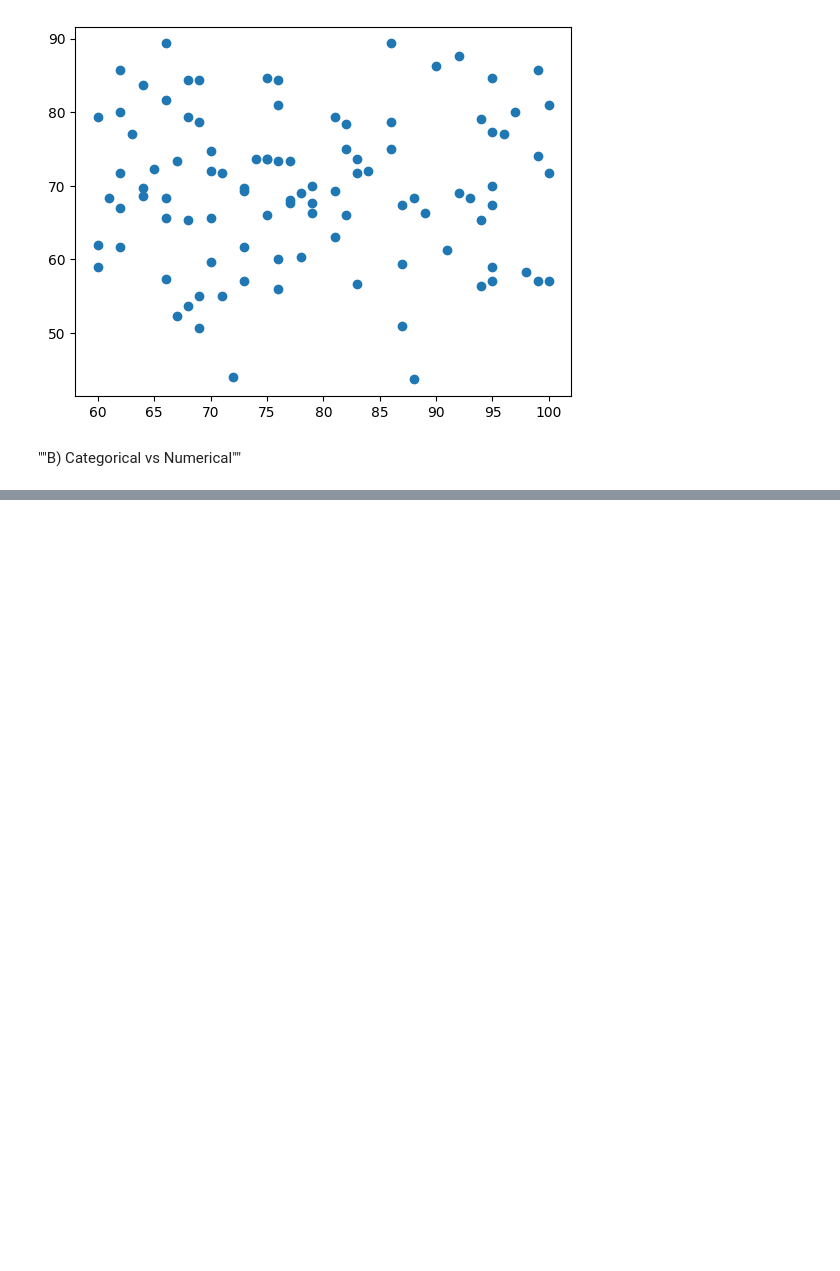
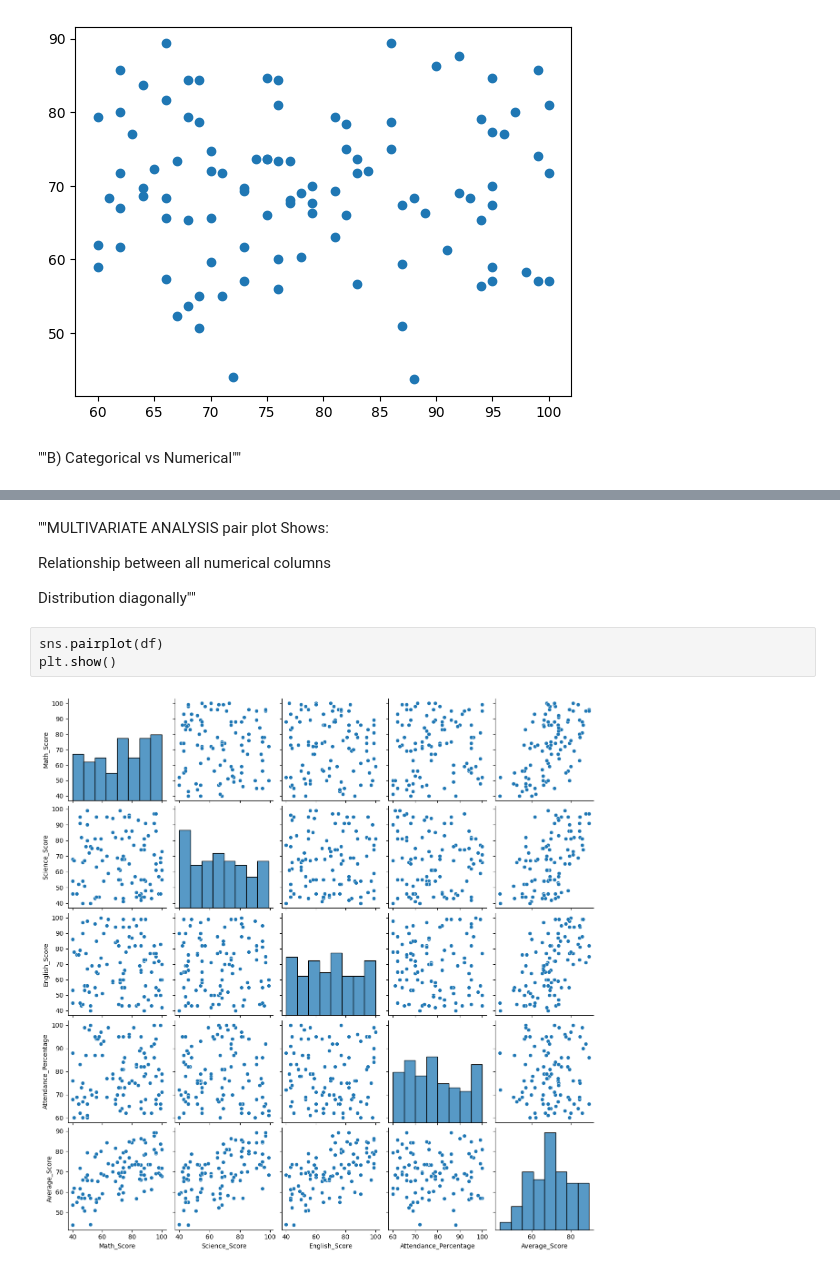
Before and after one commit to Malaika-Hanif/student-performance-analysis, a Jupyter notebook: student_performance_analysis.ipynb, the cells around one changed output, grey strips where cells are left out. Drawn from its saved outputs; the diff is of its cells as text; blank space fills up the shorter version.

```diff
--- a/student_performance_analysis.ipynb
+++ b/student_performance_analysis.ipynb
@@ -390,0 +410,12 @@ plt.show()
+# %% [markdown]
+""MULTIVARIATE ANALYSIS
+pair plot Shows:
+
+Relationship between all numerical columns
+
+Distribution diagonally""
+# %%
+sns.pairplot(df)
+plt.show()
+# %% [output]
+[figure, added]
```
Also changed, not shown: parts of 10 cells of this notebook.
